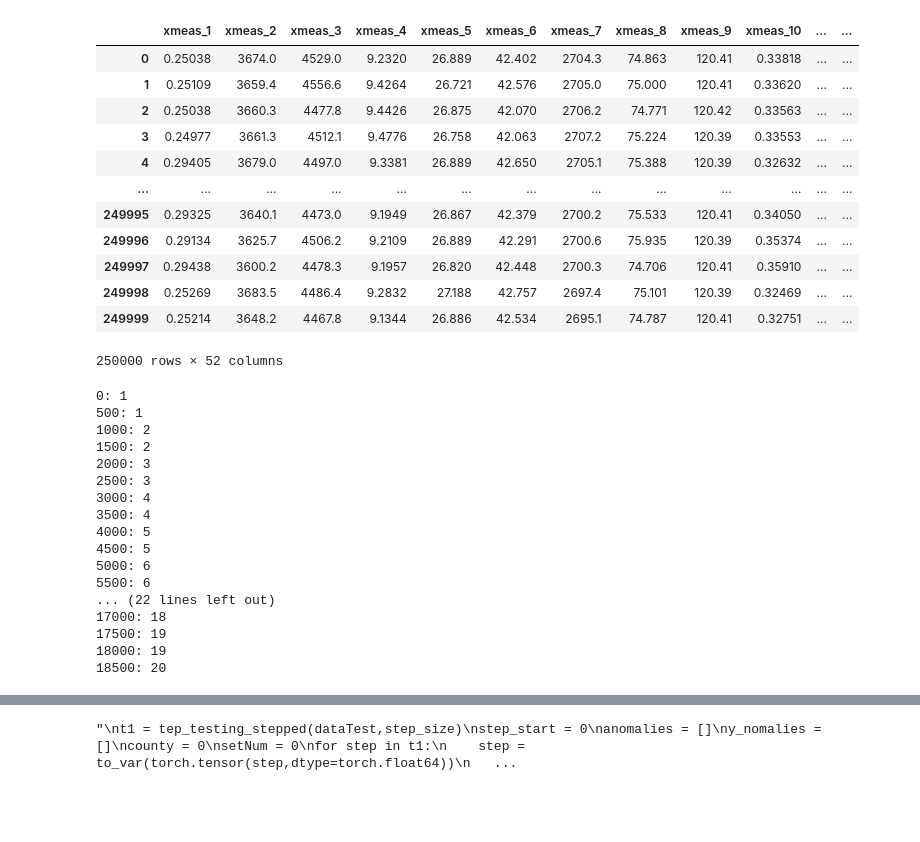
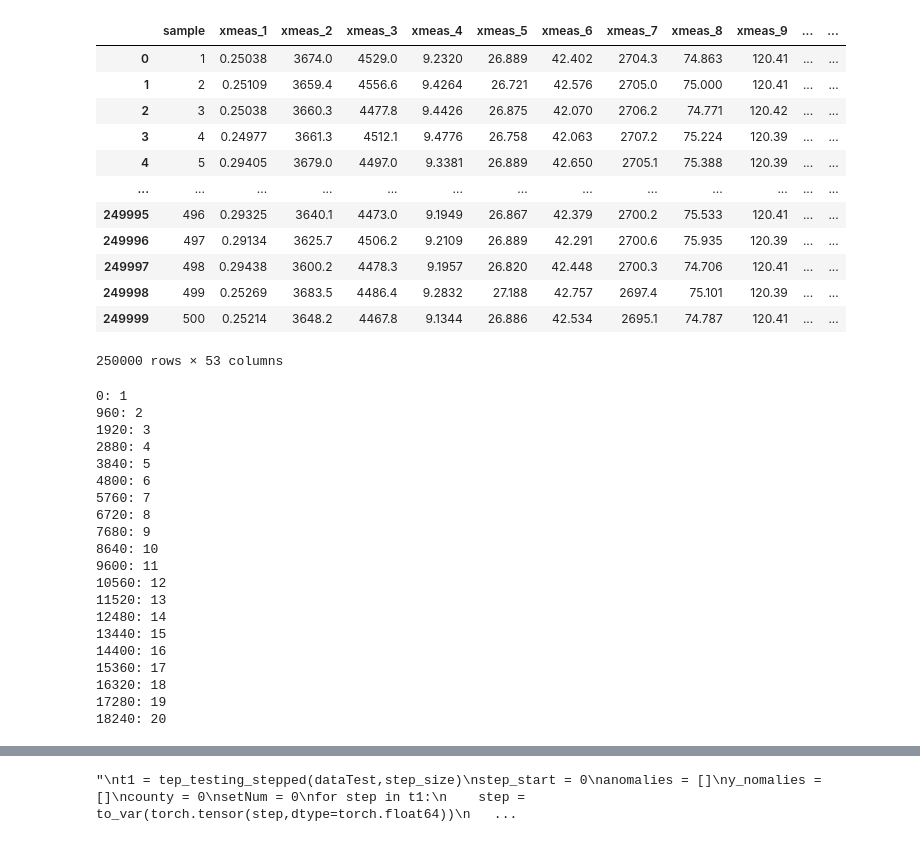
Before and after one commit to Rainmaker519/NGAFID_Anomaly_Detection, a Jupyter notebook: Charlie-Code/standup3.ipynb, the cells around one changed output, grey strips where cells are left out. Cells and saved outputs as stored; diff of their text form; code cells hidden in the pictures; blank space fills up the shorter version.

```diff
--- a/Charlie-Code/standup3.ipynb
+++ b/Charlie-Code/standup3.ipynb
@@ -37,21 +38,21 @@ dataTest = pd.read_csv(tepTest)
 # %%
 data = data.drop('Unnamed: 0',axis=1)
 data = data.drop('faultNumber',axis=1)
 data = data.drop('simulationRun',axis=1)
-data = data.drop('sample',axis=1)
+#data = data.drop('sample',axis=1)
 data
 # %% [output]
-|  | xmeas_1 | xmeas_2 | xmeas_3 | xmeas_4 | xmeas_5 | xmeas_6 | xmeas_7 | xmeas_8 | xmeas_9 | xmeas_10 | ... | ... |
-| 0 | 0.25038 | 3674.0 | 4529.0 | 9.2320 | 26.889 | 42.402 | 2704.3 | 74.863 | 120.41 | 0.33818 | ... | ... |
-| 1 | 0.25109 | 3659.4 | 4556.6 | 9.4264 | 26.721 | 42.576 | 2705.0 | 75.000 | 120.41 | 0.33620 | ... | ... |
-| 2 | 0.25038 | 3660.3 | 4477.8 | 9.4426 | 26.875 | 42.070 | 2706.2 | 74.771 | 120.42 | 0.33563 | ... | ... |
-| 3 | 0.24977 | 3661.3 | 4512.1 | 9.4776 | 26.758 | 42.063 | 2707.2 | 75.224 | 120.39 | 0.33553 | ... | ... |
-| 4 | 0.29405 | 3679.0 | 4497.0 | 9.3381 | 26.889 | 42.650 | 2705.1 | 75.388 | 120.39 | 0.32632 | ... | ... |
+|  | sample | xmeas_1 | xmeas_2 | xmeas_3 | xmeas_4 | xmeas_5 | xmeas_6 | xmeas_7 | xmeas_8 | xmeas_9 | ... | ... |
+| 0 | 1 | 0.25038 | 3674.0 | 4529.0 | 9.2320 | 26.889 | 42.402 | 2704.3 | 74.863 | 120.41 | ... | ... |
+| 1 | 2 | 0.25109 | 3659.4 | 4556.6 | 9.4264 | 26.721 | 42.576 | 2705.0 | 75.000 | 120.41 | ... | ... |
+| 2 | 3 | 0.25038 | 3660.3 | 4477.8 | 9.4426 | 26.875 | 42.070 | 2706.2 | 74.771 | 120.42 | ... | ... |
+| 3 | 4 | 0.24977 | 3661.3 | 4512.1 | 9.4776 | 26.758 | 42.063 | 2707.2 | 75.224 | 120.39 | ... | ... |
+| 4 | 5 | 0.29405 | 3679.0 | 4497.0 | 9.3381 | 26.889 | 42.650 | 2705.1 | 75.388 | 120.39 | ... | ... |
 | ... | ... | ... | ... | ... | ... | ... | ... | ... | ... | ... | ... | ... |
-| 249995 | 0.29325 | 3640.1 | 4473.0 | 9.1949 | 26.867 | 42.379 | 2700.2 | 75.533 | 120.41 | 0.34050 | ... | ... |
-| 249996 | 0.29134 | 3625.7 | 4506.2 | 9.2109 | 26.889 | 42.291 | 2700.6 | 75.935 | 120.39 | 0.35374 | ... | ... |
-| 249997 | 0.29438 | 3600.2 | 4478.3 | 9.1957 | 26.820 | 42.448 | 2700.3 | 74.706 | 120.41 | 0.35910 | ... | ... |
-| 249998 | 0.25269 | 3683.5 | 4486.4 | 9.2832 | 27.188 | 42.757 | 2697.4 | 75.101 | 120.39 | 0.32469 | ... | ... |
-| 249999 | 0.25214 | 3648.2 | 4467.8 | 9.1344 | 26.886 | 42.534 | 2695.1 | 74.787 | 120.41 | 0.32751 | ... | ... |
+| 249995 | 496 | 0.29325 | 3640.1 | 4473.0 | 9.1949 | 26.867 | 42.379 | 2700.2 | 75.533 | 120.41 | ... | ... |
+| 249996 | 497 | 0.29134 | 3625.7 | 4506.2 | 9.2109 | 26.889 | 42.291 | 2700.6 | 75.935 | 120.39 | ... | ... |
+| 249997 | 498 | 0.29438 | 3600.2 | 4478.3 | 9.1957 | 26.820 | 42.448 | 2700.3 | 74.706 | 120.41 | ... | ... |
+| 249998 | 499 | 0.25269 | 3683.5 | 4486.4 | 9.2832 | 27.188 | 42.757 | 2697.4 | 75.101 | 120.39 | ... | ... |
+| 249999 | 500 | 0.25214 | 3648.2 | 4467.8 | 9.1344 | 26.886 | 42.534 | 2695.1 | 74.787 | 120.41 | ... | ... |
-250000 rows × 52 columns
+250000 rows × 53 columns
 # %%
@@ -74,26 +75,31 @@ for i in faultNumbersT:
 data = data.astype('float64')
 dataTest = dataTest.astype('float64')
 # %%
-for i in range(int(len(faultNumbersTest)/500)):
-    print(str(i*500) + ": " + str(faultNumbersTest[i*500]))
+run_length = 960
+#num = 960
+for i in range(int(len(faultNumbersTest)/run_length)):
+    print(str(i*run_length) + ": " + str(faultNumbersTest[i*run_length]))
 #print(faultNumbersTest[10000:10100])
 # %% [output]
 0: 1
-500: 1
-1000: 2
-1500: 2
-2000: 3
-2500: 3
-3000: 4
-3500: 4
-4000: 5
-4500: 5
-5000: 6
-5500: 6
-... (22 lines left out)
-17000: 18
-17500: 19
-18000: 19
-18500: 20
+960: 2
+1920: 3
+2880: 4
+3840: 5
+4800: 6
+5760: 7
+6720: 8
+7680: 9
+8640: 10
+9600: 11
+10560: 12
+11520: 13
+12480: 14
+13440: 15
+14400: 16
+15360: 17
+16320: 18
+17280: 19
+18240: 20
 # %%
 print(dataTest)
```
Also changed, not shown: parts of 8 cells of this notebook, 1 other file.
